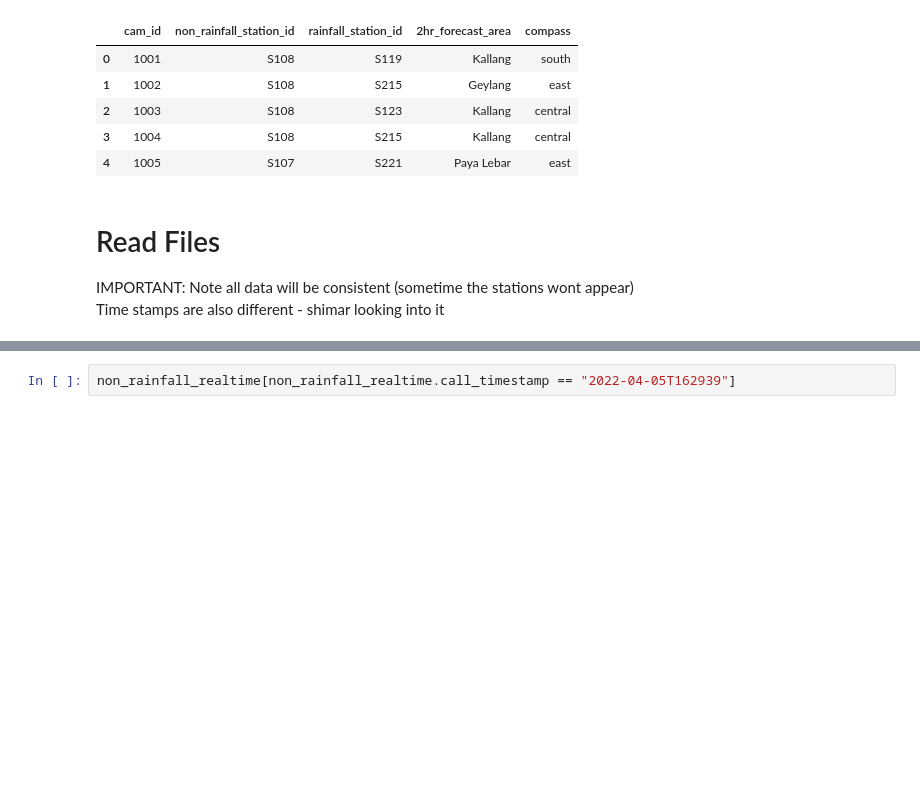
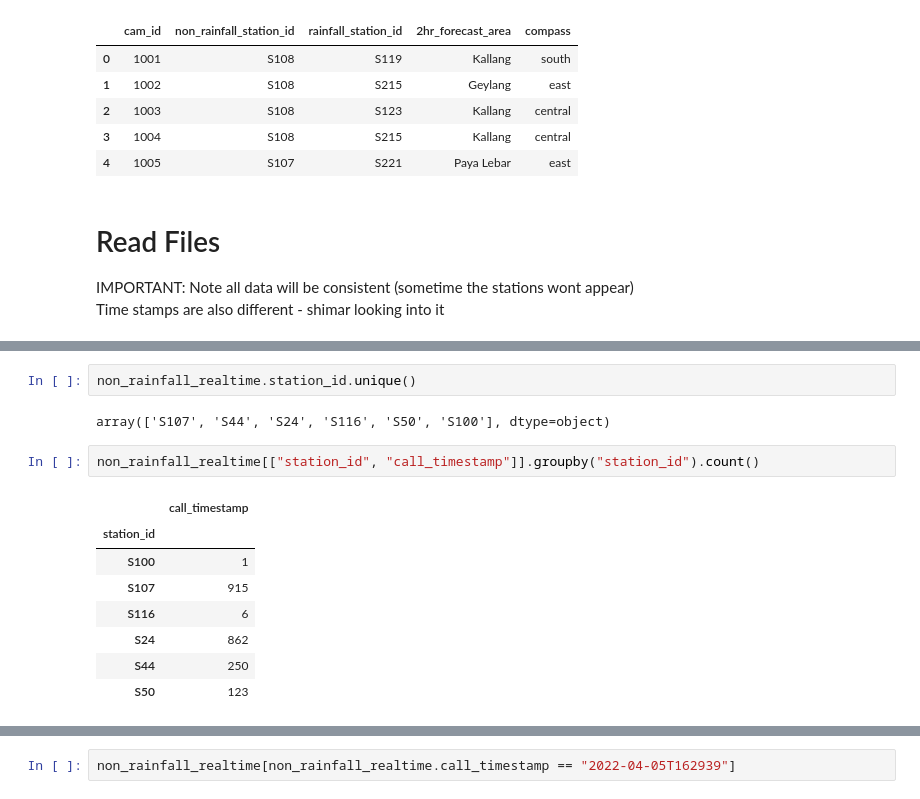
Before and after one commit to don-tay/traffic-predict, a Jupyter notebook: phase_1_models/Data_read_and_preprocess.ipynb, the cells around one changed output, grey strips where cells are left out. Drawn from its saved outputs; the diff is of its cells as text; blank space fills up the shorter version.

```diff
--- a/phase_1_models/Data_read_and_preprocess.ipynb
+++ b/phase_1_models/Data_read_and_preprocess.ipynb
@@ -87,0 +88,15 @@ non_rainfall_realtime.head()
+# %%
+non_rainfall_realtime.station_id.unique()
+# %% [output]
+array(['S107', 'S44', 'S24', 'S116', 'S50', 'S100'], dtype=object)
+# %%
+non_rainfall_realtime[["station_id", "call_timestamp"]].groupby("station_id").count()
+# %% [output]
+|  | call_timestamp |
+| station_id |  |
+| S100 | 1 |
+| S107 | 915 |
+| S116 | 6 |
+| S24 | 862 |
+| S44 | 250 |
+| S50 | 123 |
```
Also changed, not shown: parts of 30 cells of this notebook, 2 other files.
